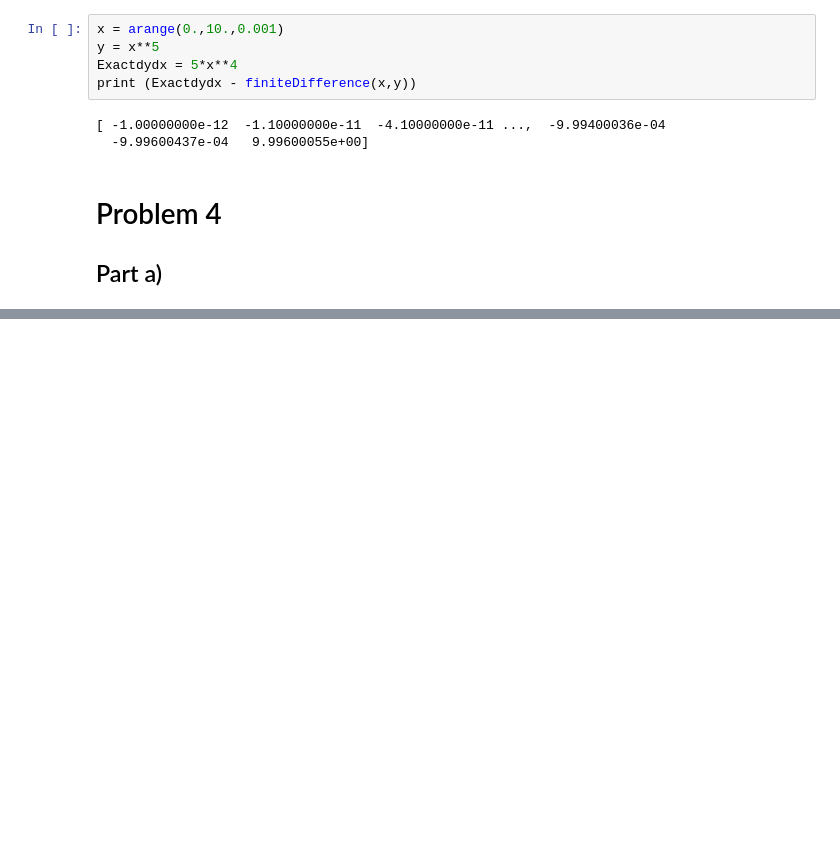
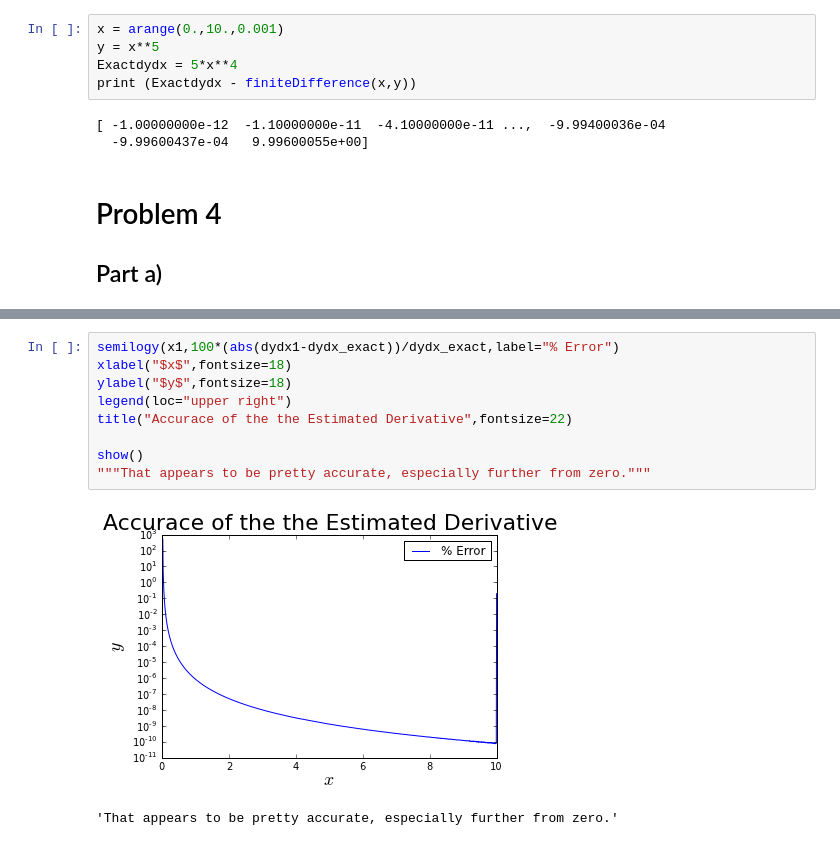
Before and after one commit to dcrose/PHYS202-S13, a Jupyter notebook: Week4/InterpAndDiffEx3.ipynb, the cells around one changed output, grey strips where cells are left out. Cells and saved outputs as stored; diff of their text form; blank space fills up the shorter version.

```diff
--- a/Week4/InterpAndDiffEx3.ipynb
+++ b/Week4/InterpAndDiffEx3.ipynb
@@ -158,0 +189,12 @@ IndentationError: expected an indented block (<ipython-input-16-07d4464b8357>, l
+# %%
+semilogy(x1,100*(abs(dydx1-dydx_exact))/dydx_exact,label="% Error")
+xlabel("$x$",fontsize=18)
+ylabel("$y$",fontsize=18)
+legend(loc="upper right")
+title("Accurace of the the Estimated Derivative",fontsize=22)
+
+show()
+"""That appears to be pretty accurate, especially further from zero."""
+# %% [output]
+[figure, added]
+'That appears to be pretty accurate, especially further from zero.'
```
Also changed, not shown: parts of 21 cells of this notebook.
